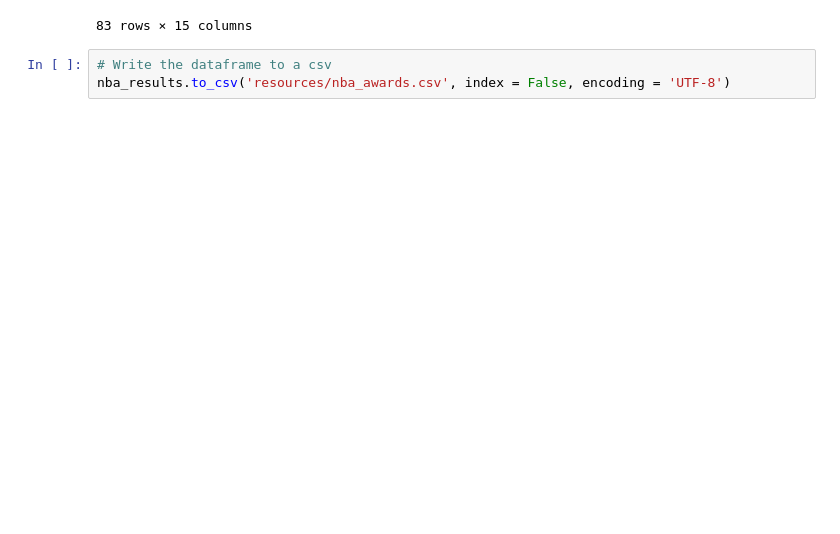
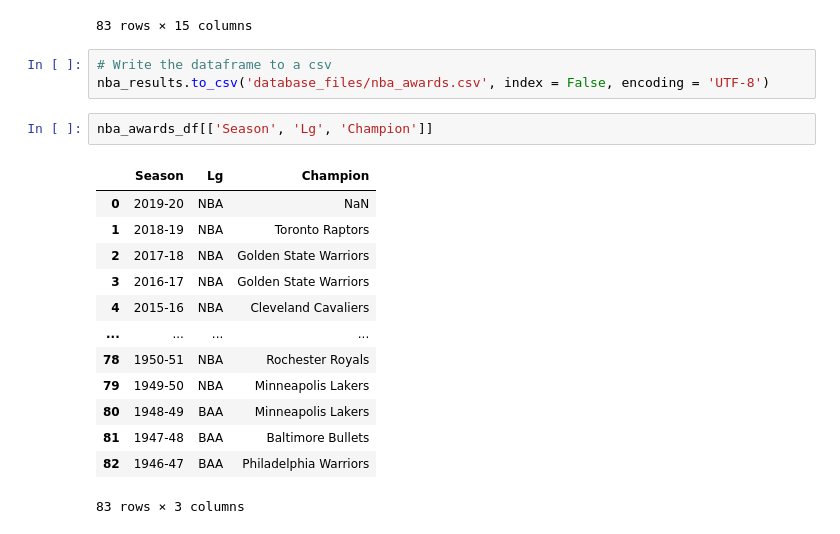
Before and after one commit to wclewett/ETL_project, a Jupyter notebook: awards_web_scrape.ipynb, the cells around one changed output. Cells and saved outputs as stored; diff of their text form; blank space fills up the shorter version.

```diff
--- a/awards_web_scrape.ipynb
+++ b/awards_web_scrape.ipynb
@@ -216,4 +216,20 @@ nba_results
 83 rows × 15 columns
 # %%
 # Write the dataframe to a csv
-nba_results.to_csv('resources/nba_awards.csv', index = False, encoding = 'UTF-8')
+nba_results.to_csv('database_files/nba_awards.csv', index = False, encoding = 'UTF-8')
+# %%
+nba_awards_df[['Season', 'Lg', 'Champion']]
+# %% [output]
+|  | Season | Lg | Champion |
+| 0 | 2019-20 | NBA | NaN |
+| 1 | 2018-19 | NBA | Toronto Raptors |
+| 2 | 2017-18 | NBA | Golden State Warriors |
+| 3 | 2016-17 | NBA | Golden State Warriors |
+| 4 | 2015-16 | NBA | Cleveland Cavaliers |
+| ... | ... | ... | ... |
+| 78 | 1950-51 | NBA | Rochester Royals |
+| 79 | 1949-50 | NBA | Minneapolis Lakers |
+| 80 | 1948-49 | BAA | Minneapolis Lakers |
+| 81 | 1947-48 | BAA | Baltimore Bullets |
+| 82 | 1946-47 | BAA | Philadelphia Warriors |
+83 rows × 3 columns
```
Also changed, not shown: 5 other files.
